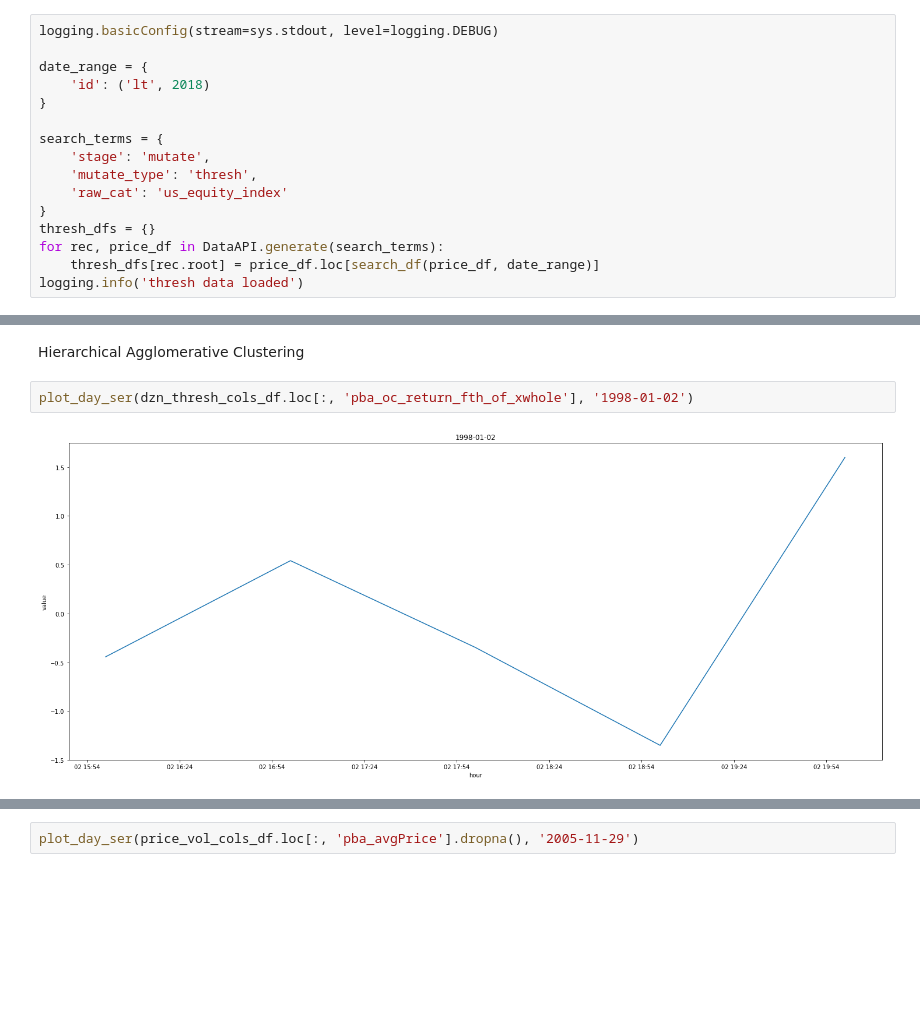
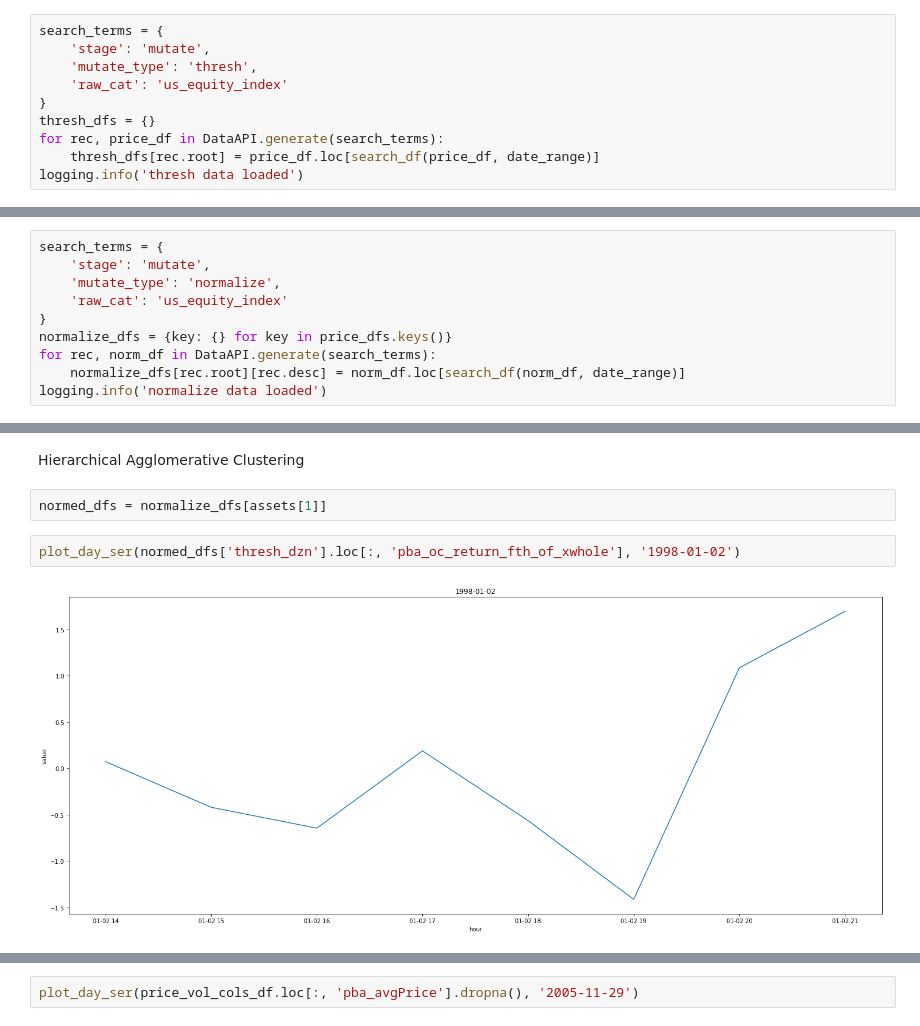
Before and after one commit to kevindirect/thesis-code, a Jupyter notebook: mutate/pattern_eda.ipynb, the cells around one changed output, grey strips where cells are left out. Saved outputs shown, nothing was run; the diff lists cells and outputs as text; blank space fills up the shorter version.

```diff
--- a/mutate/pattern_eda.ipynb
+++ b/mutate/pattern_eda.ipynb
@@ -70,12 +70,6 @@ logging.info('price data loaded')
 # %% [output]
 INFO:root:price data loaded
 # %%
-logging.basicConfig(stream=sys.stdout, level=logging.DEBUG)
-
-date_range = {
-    'id': ('lt', 2018)
-}
-
 search_terms = {
     'stage': 'mutate',
     'mutate_type': 'thresh',
@@ -87,3 +81,13 @@ for rec, price_df in DataAPI.generate(search_terms):
 logging.info('thresh data loaded')
 # %% [output]
 INFO:root:thresh data loaded
+# %%
+search_terms = {
+    'stage': 'mutate',
+    'mutate_type': 'normalize',
+    'raw_cat': 'us_equity_index'
+}
+normalize_dfs = {key: {} for key in price_dfs.keys()}
+for rec, norm_df in DataAPI.generate(search_terms):
+    normalize_dfs[rec.root][rec.desc] = norm_df.loc[search_df(norm_df, date_range)]
+logging.info('normalize data loaded')
@@ -297,8 +553,10 @@ One Dimensional Symbolic Aggregate Approximation (1d SAX)
 K Means Clustering
 # %% [markdown]
 Hierarchical Agglomerative Clustering
+# %%
+normed_dfs = normalize_dfs[assets[1]]
 # %%
-plot_day_ser(dzn_thresh_cols_df.loc[:, 'pba_oc_return_fth_of_xwhole'], '1998-01-02')
+plot_day_ser(normed_dfs['thresh_dzn'].loc[:, 'pba_oc_return_fth_of_xwhole'], '1998-01-02')
 # %% [output]
-[figure, old version]
+[figure, new version]
 # %%
```
Also changed, not shown: parts of 30 cells of this notebook, 3 other files.
